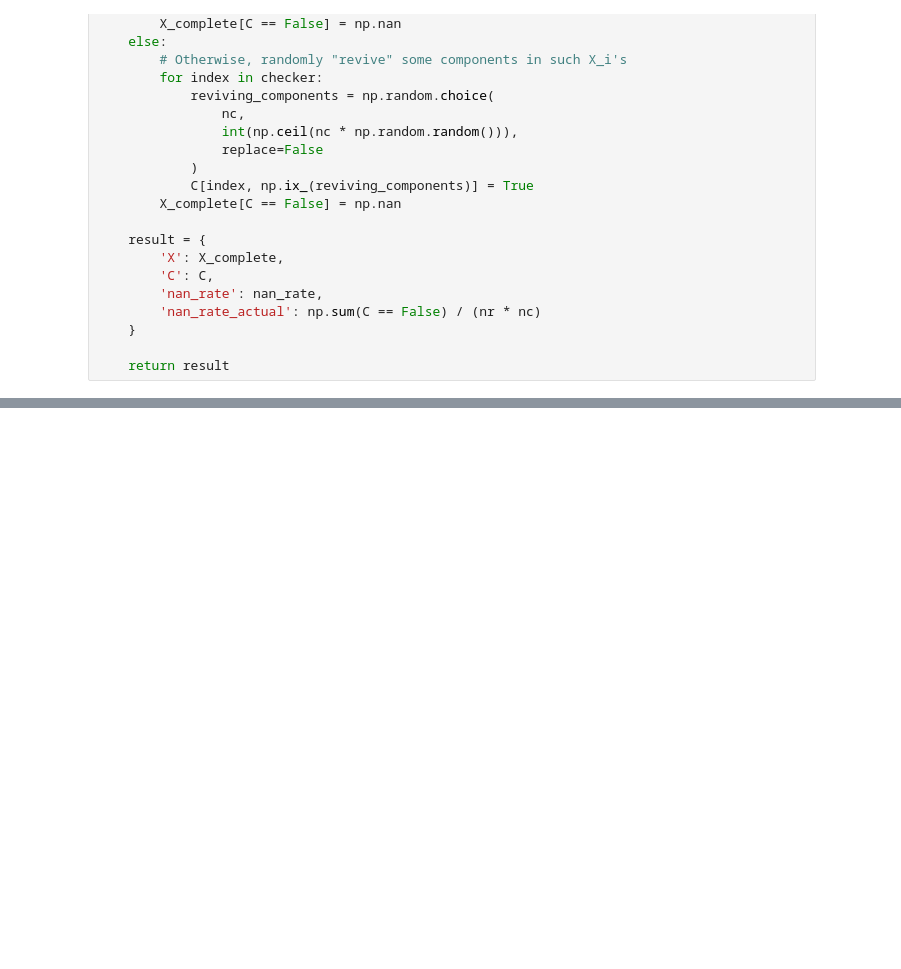
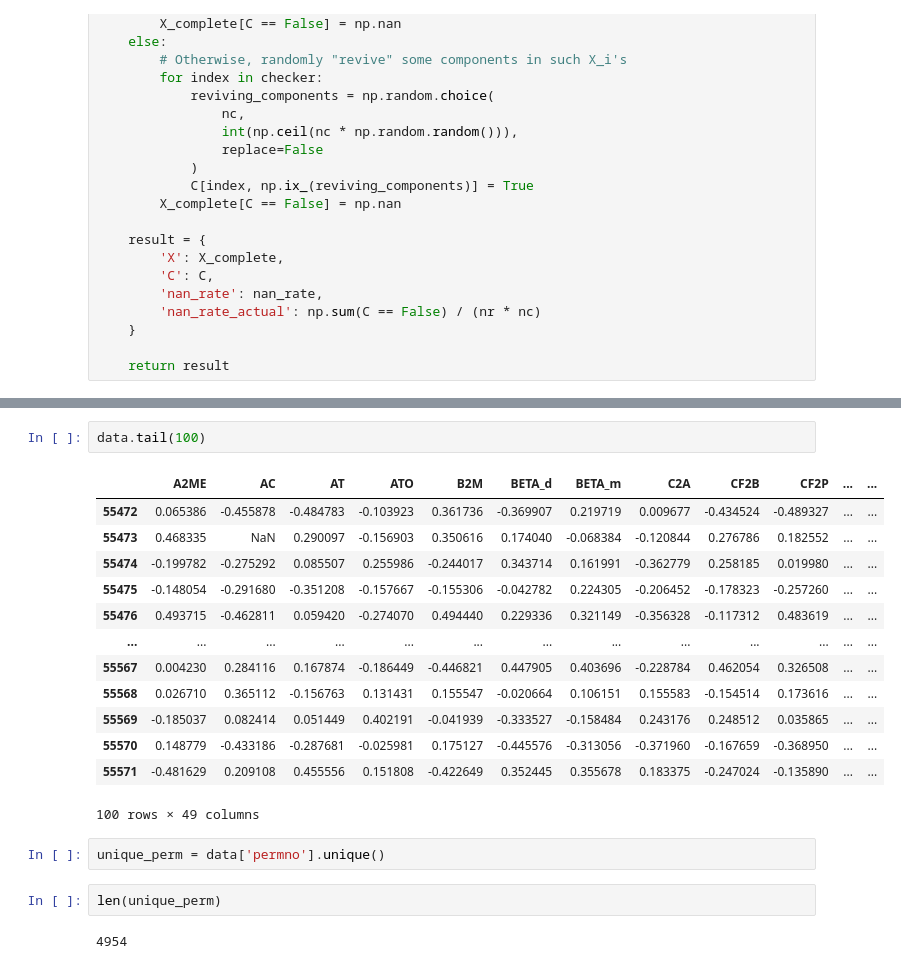
Before and after one commit to kennybix/Data-Imputation-in-Panel-Data, a Jupyter notebook: notebook.ipynb, the cells around one changed output, grey strips where cells are left out. Cells and saved outputs as stored; diff of their text form; blank space fills up the shorter version.

```diff
--- a/notebook.ipynb
+++ b/notebook.ipynb
@@ -1107,0 +1140,22 @@ def simulate_nan(X, nan_rate):
+# %%
+data.tail(100)
+# %% [output]
+|  | A2ME | AC | AT | ATO | B2M | BETA_d | BETA_m | C2A | CF2B | CF2P | ... | ... |
+| 55472 | 0.065386 | -0.455878 | -0.484783 | -0.103923 | 0.361736 | -0.369907 | 0.219719 | 0.009677 | -0.434524 | -0.489327 | ... | ... |
+| 55473 | 0.468335 | NaN | 0.290097 | -0.156903 | 0.350616 | 0.174040 | -0.068384 | -0.120844 | 0.276786 | 0.182552 | ... | ... |
+| 55474 | -0.199782 | -0.275292 | 0.085507 | 0.255986 | -0.244017 | 0.343714 | 0.161991 | -0.362779 | 0.258185 | 0.019980 | ... | ... |
+| 55475 | -0.148054 | -0.291680 | -0.351208 | -0.157667 | -0.155306 | -0.042782 | 0.224305 | -0.206452 | -0.178323 | -0.257260 | ... | ... |
+| 55476 | 0.493715 | -0.462811 | 0.059420 | -0.274070 | 0.494440 | 0.229336 | 0.321149 | -0.356328 | -0.117312 | 0.483619 | ... | ... |
+| ... | ... | ... | ... | ... | ... | ... | ... | ... | ... | ... | ... | ... |
+| 55567 | 0.004230 | 0.284116 | 0.167874 | -0.186449 | -0.446821 | 0.447905 | 0.403696 | -0.228784 | 0.462054 | 0.326508 | ... | ... |
+| 55568 | 0.026710 | 0.365112 | -0.156763 | 0.131431 | 0.155547 | -0.020664 | 0.106151 | 0.155583 | -0.154514 | 0.173616 | ... | ... |
+| 55569 | -0.185037 | 0.082414 | 0.051449 | 0.402191 | -0.041939 | -0.333527 | -0.158484 | 0.243176 | 0.248512 | 0.035865 | ... | ... |
+| 55570 | 0.148779 | -0.433186 | -0.287681 | -0.025981 | 0.175127 | -0.445576 | -0.313056 | -0.371960 | -0.167659 | -0.368950 | ... | ... |
+| 55571 | -0.481629 | 0.209108 | 0.455556 | 0.151808 | -0.422649 | 0.352445 | 0.355678 | 0.183375 | -0.247024 | -0.135890 | ... | ... |
+100 rows × 49 columns
+# %%
+unique_perm = data['permno'].unique()
+# %%
+len(unique_perm)
+# %% [output]
+4954
```
Also changed, not shown: parts of 4 cells of this notebook, 3 other files.
